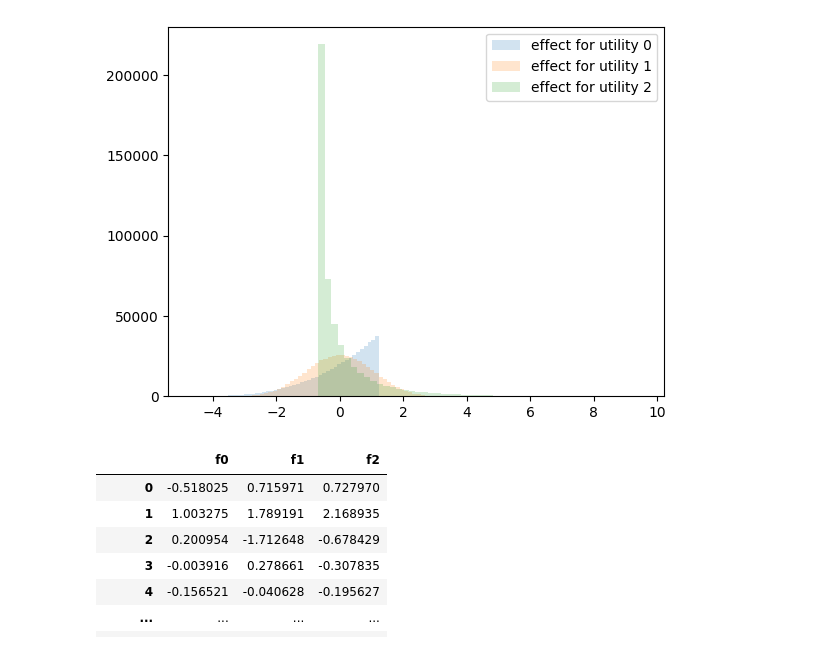
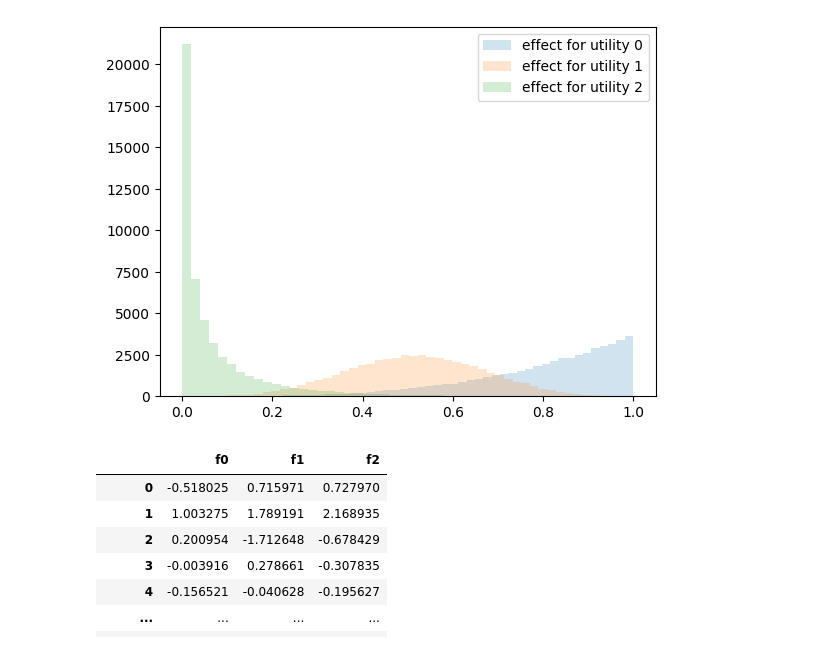
Before and after one commit to big-ucl/functional-effects-model, a Jupyter notebook: src/simple_reproducible_example.ipynb, the cells around one changed output. Cells and saved outputs as stored; diff of their text form; code cells hidden in the pictures.

```diff
--- a/src/simple_reproducible_example.ipynb
+++ b/src/simple_reproducible_example.ipynb
@@ -120,7 +120,7 @@ def create_functional_effects(x: np.ndarray, n_utility: int, n_socio_dem: int) -
             effects[:, i] = np.median(x[:, :n_socio_dem], axis=1)
 
         effects[:, i] = effects[:,i] / effects[:, i].max()
-        effects[:, i] = ((effects[:, i] - effects[:, i].mean())/effects[:, i].std())
+        # effects[:, i] = ((effects[:, i] - effects[:, i].mean())/effects[:, i].std())
 
         # effects[:, i] += np.random.normal(loc=0, scale=0.1, size=effects[:, i].shape)
 
@@ -181,8 +181,8 @@ def add_choice(row, u_idx, regression=False):
     if regression:
         return u[0]
     else:
-        # return np.random.choice(u.shape[0], size=1, p=p)[0]
-        return np.argmax(u)
+        return np.random.choice(u.shape[0], size=1, p=p)[0]
+        # return np.argmax(u)
 
 n_utility = 3
 regression = n_utility == 1
@@ -190,8 +190,8 @@ f_per_utility = 5
 n_alt_spec = 1
 n_socio_dem = 4
 tot_features = n_socio_dem + n_utility * n_alt_spec
-x_arr = generate_x(500000, tot_features, 1, 1, gaussian=False, semi_random=False)
-x_arr_test = generate_x(100000, tot_features, 1, 1, gaussian=False, semi_random=False)
+x_arr = generate_x(50000, tot_features, 1, 1, gaussian=False, semi_random=False)
+x_arr_test = generate_x(10000, tot_features, 1, 1, gaussian=False, semi_random=False)
 # x_arr = nullify_features(x_arr, [i + n_socio_dem for i in range(n_utility)])
 # x_arr_test = nullify_features(x_arr_test, [i + n_socio_dem for i in range(n_utility)])
 
@@ -230,4 +230,4 @@ dataset.describe()
-[figure, old version]
+[figure, new version]
 # %%
 dataset_transf
 # %% [output]
```
Also changed, not shown: parts of 10 cells of this notebook.
